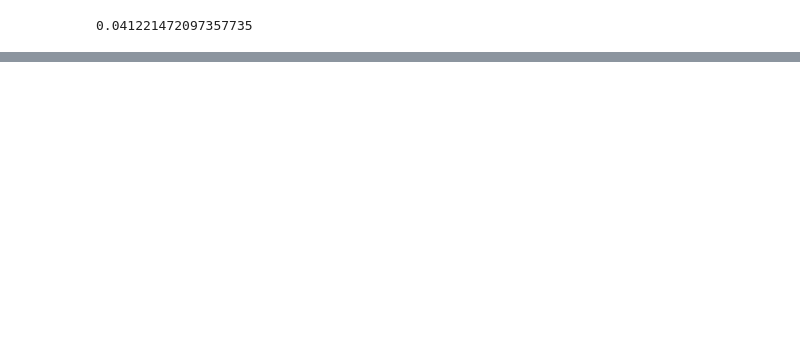
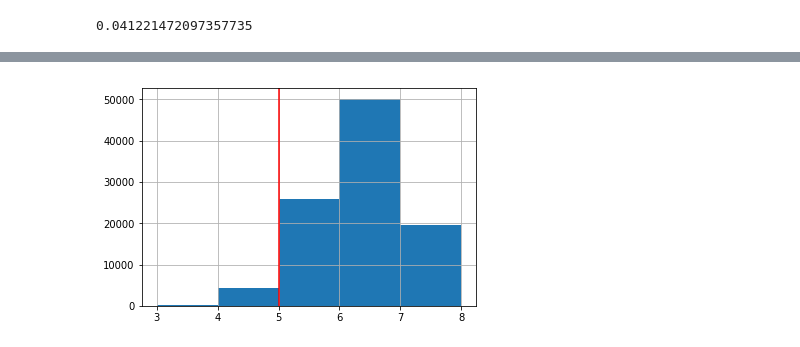
Before and after one commit to mggg/chicago, a Jupyter notebook: ensembles/Analysis.ipynb, the cells around one changed output, grey strips where cells are left out. Drawn from its saved outputs; the diff is of its cells as text; code cells hidden in the pictures; blank space fills up the shorter version.

Commit message:
Add plots

```diff
--- a/ensembles/Analysis.ipynb
+++ b/ensembles/Analysis.ipynb
@@ -24,0 +31,5 @@ def segregated(data):
+# %%
+def all_households(df):
+    return df[[ 'LESS_10K', '10K_15K', '15K_20K', '20K_25K', '25K_30K', '30K_35K',
+       '35K_40K', '40K_45K', '45K_50K', '50K_60K', '60K_75K', '75K_100K',
+       '100K_125K', '125K_150K', '150K_200K', '200K_MORE']].sum(axis=1)
@@ -24,0 +39,12 @@ def segregated(data):
+# %%
+def above_150k(df):
+    return df[['150K_200K', '200K_MORE']].sum(axis=1)
+# %%
+def has_concentrated_wealth(df):
+    return ((above_150k(df) / all_households(df)) > 0.25)
+
+def has_concentrated_poverty(df):
+    return ((below_20k(df) / all_households(df)) > 0.25)
+
+def has_concentrated_wealth_or_poverty(df):
+    return has_concentrated_wealth(df) | has_concentrated_poverty(df)
@@ -155,0 +126,12 @@ from gerrychain
+# %%
+# Number of wards with concentrated wealth or poverty, over the ensemble
+def hist_with_line_for_current(function, df=df, current_plan=current_plan, bins=range(18,31), **kwargs):
+    fig, ax = plt.subplots()
+    function(df).groupby(df["step"]).sum().hist(bins=bins, ax=ax, **kwargs)
+    ax.axvline(function(current_plan).sum(), color="r")
+    return fig, ax
+# %%
+hist_with_line_for_current(has_concentrated_wealth, bins=range(3,9))
+plt.show()
+# %% [output]
+[figure, added]
```
Also changed, not shown: parts of 79 cells of this notebook, 26 other files.
